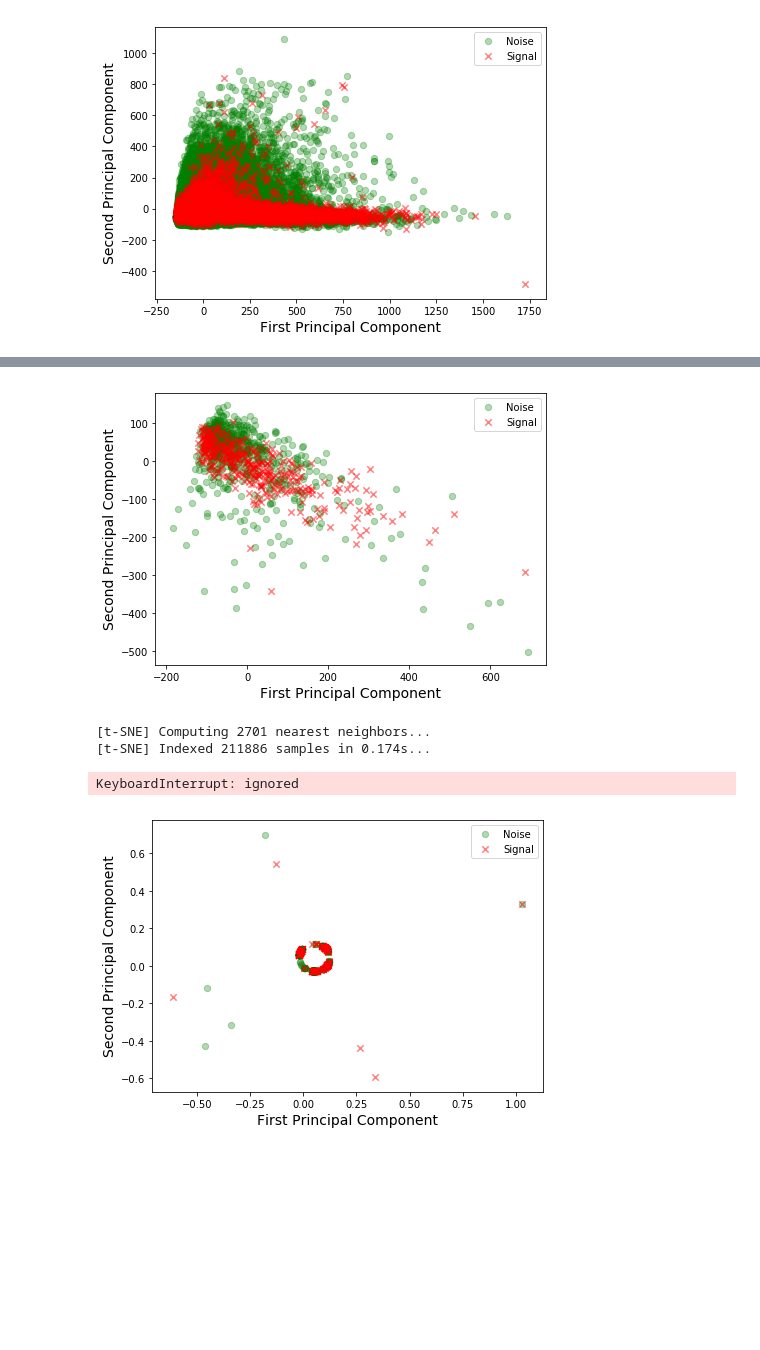
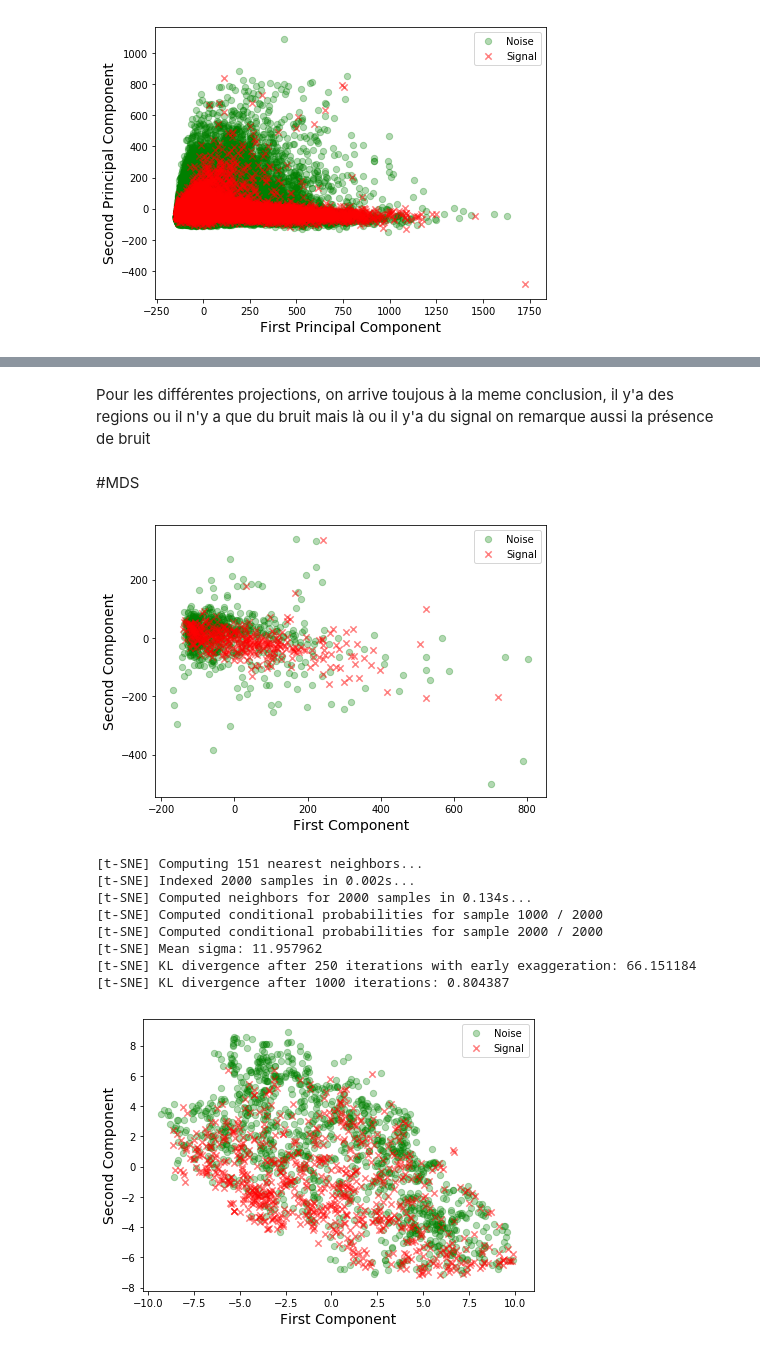
Before and after one commit to IssamBenamara/SIFT_BOW, a Jupyter notebook: REDS_Data_viz.ipynb, the cells around one changed output, grey strips where cells are left out. Cells and saved outputs as stored; diff of their text form; code cells hidden in the pictures; blank space fills up the shorter version.

```diff
--- a/REDS_Data_viz.ipynb
+++ b/REDS_Data_viz.ipynb
@@ -165,4 +169,10 @@ Reduced number of features: 2
 # %%
+kpca = KernelPCA(n_components=2, kernel="poly")
+df_sample = df_deco.sample(n= 10000, random_state=42)
+X_kpca = kpca.fit_transform(df_sample)
+
+print('Original number of features:', df.shape[1])
+print('Reduced number of features:', X_kpca.shape[1])
 X_pca = X_kpca
 Xax=X_pca[:,0]
 Yax=X_pca[:,1]
@@ -186,0 +229,26 @@ plt.show()
+# %%
+kpca = KernelPCA(n_components=2, kernel="rbf")
+df_sample = df_deco.sample(n= 10000, random_state=42)
+X_kpca = kpca.fit_transform(df_sample)
+
+print('Original number of features:', df.shape[1])
+print('Reduced number of features:', X_kpca.shape[1])
+X_pca = X_kpca
+Xax=X_pca[:,0]
+Yax=X_pca[:,1]
+labels= data_dropped.loc[df_sample.index].Label
+cdict={'s':'red','b':'green'}
+labl={'s':'Signal','b':'Noise'}
+marker={'s':'x','b':'o'}
+alpha={'s':.5, 'b':.3}
+fig,ax=plt.subplots(figsize=(7,5))
+fig.patch.set_facecolor('white')
+for l in np.unique(labels):
+ ix = np.where(labels==l)[0]
+ ax.scatter(Xax[ix],Yax[ix],c=cdict[l],s=40,
+           label=labl[l],marker=marker[l],alpha=alpha[l])
+# for loop ends
+plt.xlabel("First Principal Component",fontsize=14)
+plt.ylabel("Second Principal Component",fontsize=14)
+plt.legend()
+plt.show()
@@ -187,3 +259,7 @@ plt.show()
+# %% [markdown]
+Pour les différentes projections, on arrive toujous à la meme conclusion, il y'a des regions ou il n'y a que du bruit mais là ou il y'a du signal on remarque aussi la présence de bruit
+# %% [markdown]
+#MDS
 # %%
 from sklearn.manifold import MDS
 embedding = MDS(n_components=2)
@@ -205,42 +281,49 @@ for l in np.unique(labels):
  ax.scatter(Xax[ix],Yax[ix],c=cdict[l],s=40,
            label=labl[l],marker=marker[l],alpha=alpha[l])
 # for loop ends
-plt.xlabel("First Principal Component",fontsize=14)
-plt.ylabel("Second Principal Component",fontsize=14)
+plt.xlabel("First Component",fontsize=14)
+plt.ylabel("Second Component",fontsize=14)
 plt.legend()
 plt.show()
 # %% [output]
-[figure, old version]
+[figure, new version]
 # %%
 from sklearn.manifold import TSNE
-pca=PCA(n_components=5)
+pca=PCA(n_components=10)
 pca.fit(df_deco)
 X_pca=pca.transform(df_deco)
-tsne = TSNE(n_components=2, verbose=1, perplexity=900, n_iter=1000)
-tsne_results = tsne.fit_transform(X_pca)
+df_sample = pd.DataFrame(X_pca,index=df_deco.index).sample(n= 2000, random_state=42)
+
+tsne = TSNE(n_components=3, verbose=1, perplexity=50, n_iter=1000)
+tsne_results = tsne.fit_transform(df_sample)
 # %% [output]
-[t-SNE] Computing 2701 nearest neighbors...
-[t-SNE] Indexed 211886 samples in 0.174s...
+[t-SNE] Computing 151 nearest neighbors...
+[t-SNE] Indexed 2000 samples in 0.002s...
+[t-SNE] Computed neighbors for 2000 samples in 0.134s...
+[t-SNE] Computed conditional probabilities for sample 1000 / 2000
+[t-SNE] Computed conditional probabilities for sample 2000 / 2000
+[t-SNE] Mean sigma: 11.957962
+[t-SNE] KL divergence after 250 iterations with early exaggeration: 66.151184
+[t-SNE] KL divergence after 1000 iterations: 0.804387
-KeyboardInterrupt: ignored
 # %%
 X_pca = tsne_results
 Xax=X_pca[:,0]
 Yax=X_pca[:,1]
 labels= data_dropped.loc[df_sample.index].Label
 cdict={'s':'red','b':'green'}
 labl={'s':'Signal','b':'Noise'}
 marker={'s':'x','b':'o'}
 alpha={'s':.5, 'b':.3}
 fig,ax=plt.subplots(figsize=(7,5))
 fig.patch.set_facecolor('white')
 for l in np.unique(labels):
  ix = np.where(labels==l)[0]
  ax.scatter(Xax[ix],Yax[ix],c=cdict[l],s=40,
            label=labl[l],marker=marker[l],alpha=alpha[l])
 # for loop ends
-plt.xlabel("First Principal Component",fontsize=14)
-plt.ylabel("Second Principal Component",fontsize=14)
+plt.xlabel("First Component",fontsize=14)
+plt.ylabel("Second Component",fontsize=14)
 plt.legend()
 plt.show()
 # %% [output]
-[figure, old version]
+[figure, new version]
```
Also changed, not shown: parts of 26 cells of this notebook.
